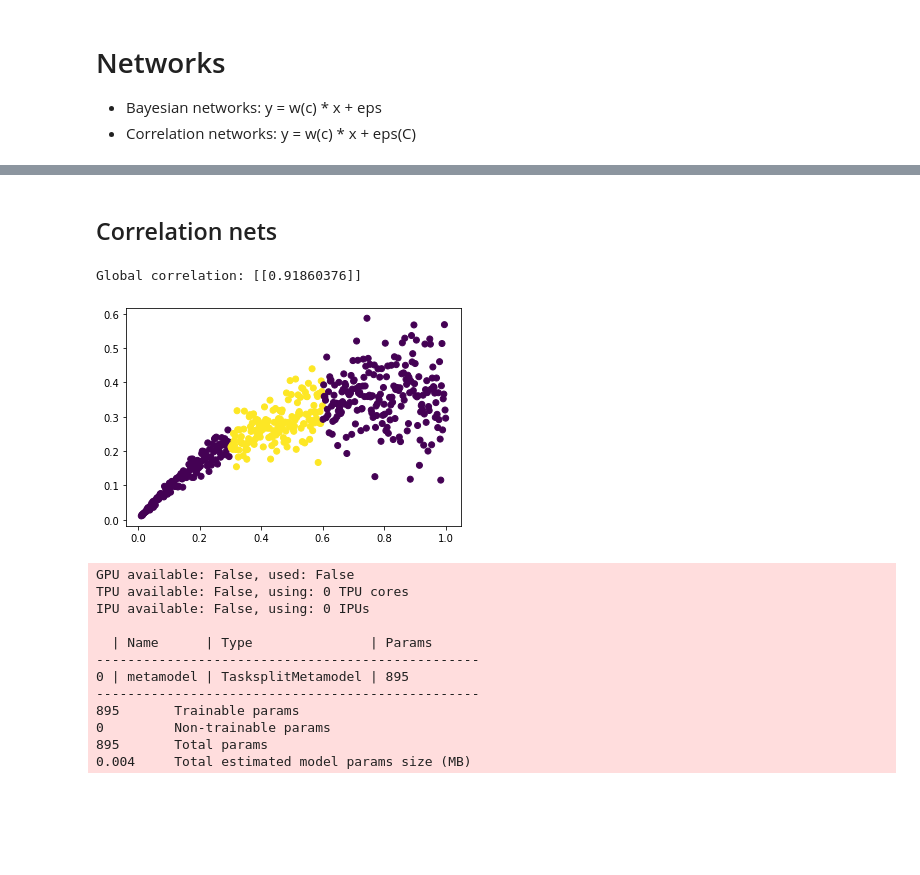
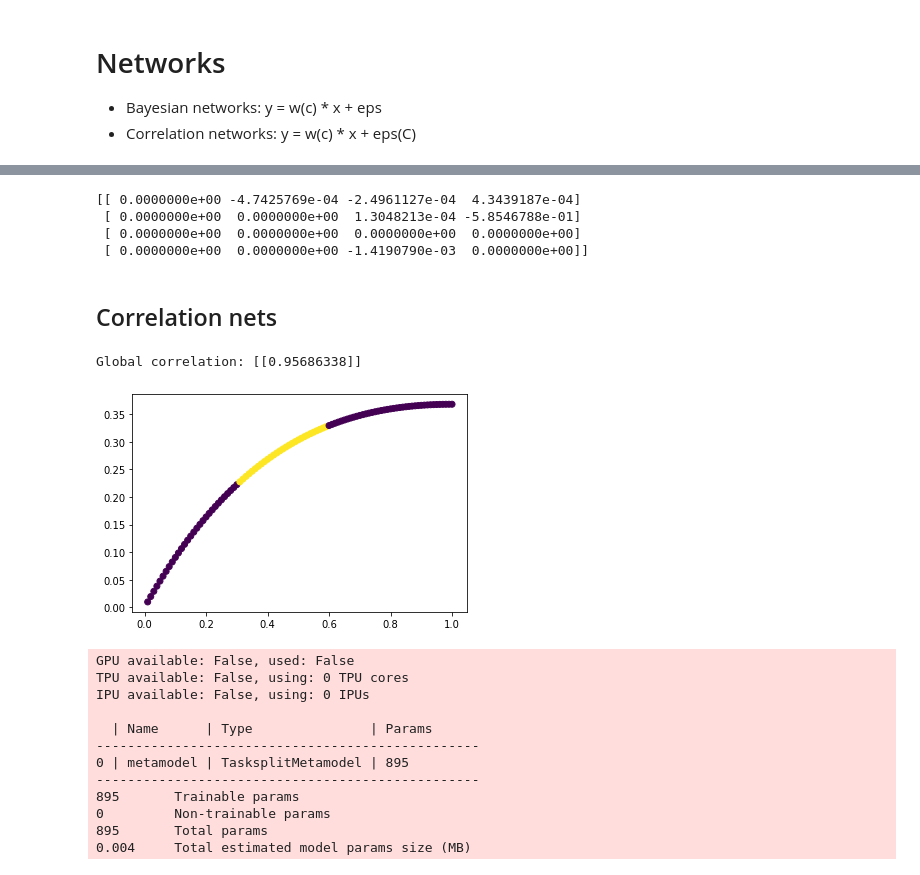
Before and after one commit to cnellington/Contextualized, a Jupyter notebook: experiments/simulation/cluster_demo.ipynb, the cells around one changed output, grey strips where cells are left out. Saved outputs shown, nothing was run; the diff lists cells and outputs as text; code cells hidden in the pictures; blank space fills up the shorter version.

```diff
--- a/experiments/simulation/cluster_demo.ipynb
+++ b/experiments/simulation/cluster_demo.ipynb
@@ -497,2 +554,9 @@ array([[[ 0.        ,  0.        ,  0.03861954,  0.        ],
+# %%
+print(notmad_preds_train[0].T)
+# %% [output]
+[[ 0.0000000e+00 -4.7425769e-04 -2.4961127e-04  4.3439187e-04]
+ [ 0.0000000e+00  0.0000000e+00  1.3048213e-04 -5.8546788e-01]
+ [ 0.0000000e+00  0.0000000e+00  0.0000000e+00  0.0000000e+00]
+ [ 0.0000000e+00  0.0000000e+00 -1.4190790e-03  0.0000000e+00]]
 # %% [markdown]
 ## Correlation nets
@@ -499,30 +565,31 @@ array([[[ 0.        ,  0.        ,  0.03861954,  0.        ],
 # %%
-n = 500
+n = 100
 C = np.linspace(.01, 1, n).reshape((n, 1))
 w = np.exp(-C)
 X = np.linspace(.01, 1, n).reshape((n, 1))
-eps = np.random.normal(0, C*.1, (n, 1))
-Y = X * w + eps
+# eps = np.random.normal(0, C*.1, (n, 1))
+# Y = X * w + eps
+Y = X * w
 V = np.concatenate((X, Y), axis=-1)
 
 idx = np.logical_and(C > .3, C < .6).squeeze()
 test_idx = np.argwhere(idx).squeeze()
 train_idx = np.argwhere(~idx).squeeze()
 split = lambda arr: (arr[train_idx], arr[test_idx])
 C_train, C_test = split(C)
 X_train, X_test = split(X)
 Y_train, Y_test = split(Y)
 V_train, V_test = split(V)
 
 w_xy = np.linalg.inv(X.T @ X) @ X.T @ Y
 w_yx = np.linalg.inv(Y.T @ Y) @ Y.T @ X
 print(f'Global correlation: {w_xy * w_yx}')
 
 plt.scatter(X, Y, c=idx)
 plt.show()
 # %% [output]
-Global correlation: [[0.91860376]]
+Global correlation: [[0.95686338]]
-[figure, old version]
+[figure, new version]
 # %%
 # link_fn = lambda x: torch.nn.functional.softmax(x, dim=1)
 model = ContextualizedCorrelation(C.shape[-1], V.shape[-1])
```
Also changed, not shown: parts of 24 cells of this notebook, 1 other file.
